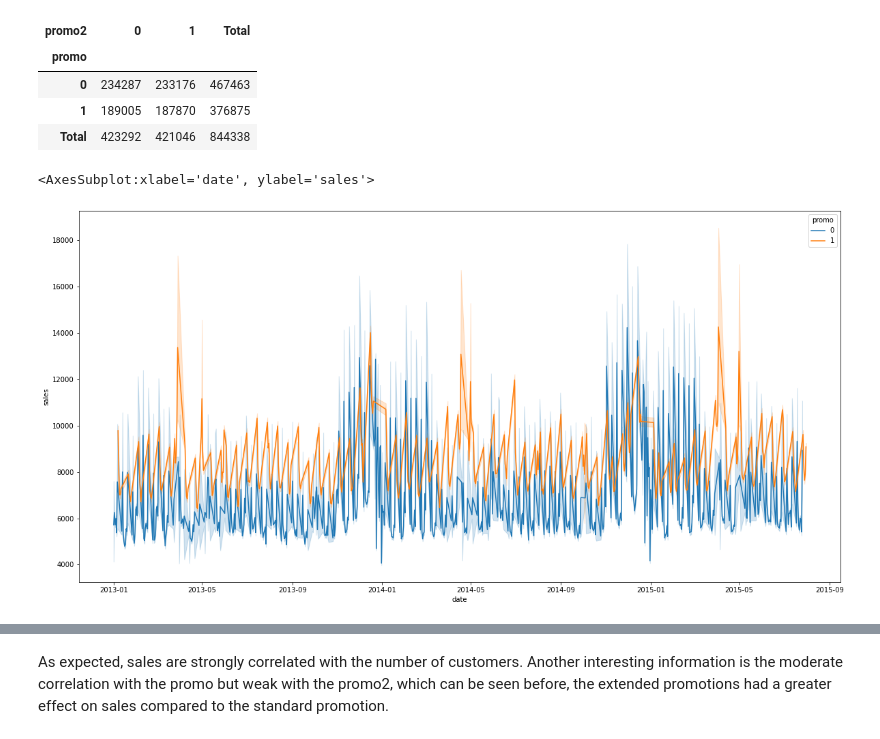
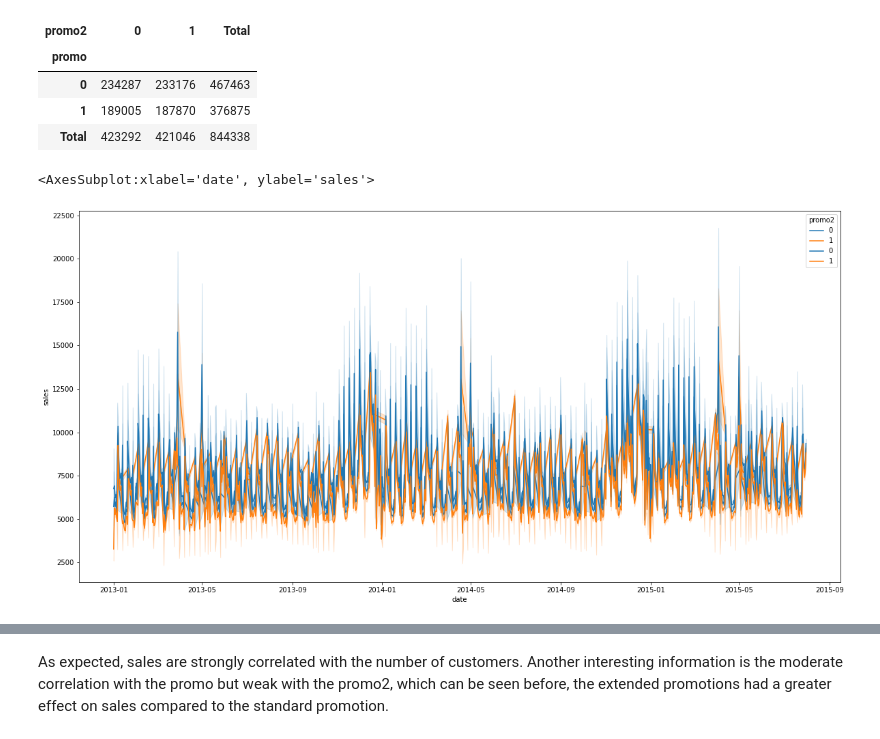
Before and after one commit to alyssonvidal/Rossmann-Sales-Forecast, a Jupyter notebook: notebooks/rossmann_02_eda.ipynb, the cells around one changed output, grey strips where cells are left out. Cells and saved outputs as stored; diff of their text form; code cells hidden in the pictures.

```diff
--- a/notebooks/rossmann_02_eda.ipynb
+++ b/notebooks/rossmann_02_eda.ipynb
@@ -336,9 +336,10 @@ pd.crosstab(data_eda['promo'], data_eda['promo2'], margins=True, margins_name =
 # %%
 plt.figure(figsize=(20,10))
 sns.lineplot(data = data_eda, x ="date", y = "sales", markers=True, hue = 'promo')
+sns.lineplot(data = data_eda, x ="date", y = "sales", hue = 'promo2')
 # %% [output]
 <AxesSubplot:xlabel='date', ylabel='sales'>
-[figure, old version]
+[figure, new version]
 # %%
 plt.figure(figsize=(20,10))
 sns.lineplot(data = data_eda, x ="date", y = "sales", hue = 'promo2')
```
Also changed, not shown: parts of 11 cells of this notebook, 18 other files.
